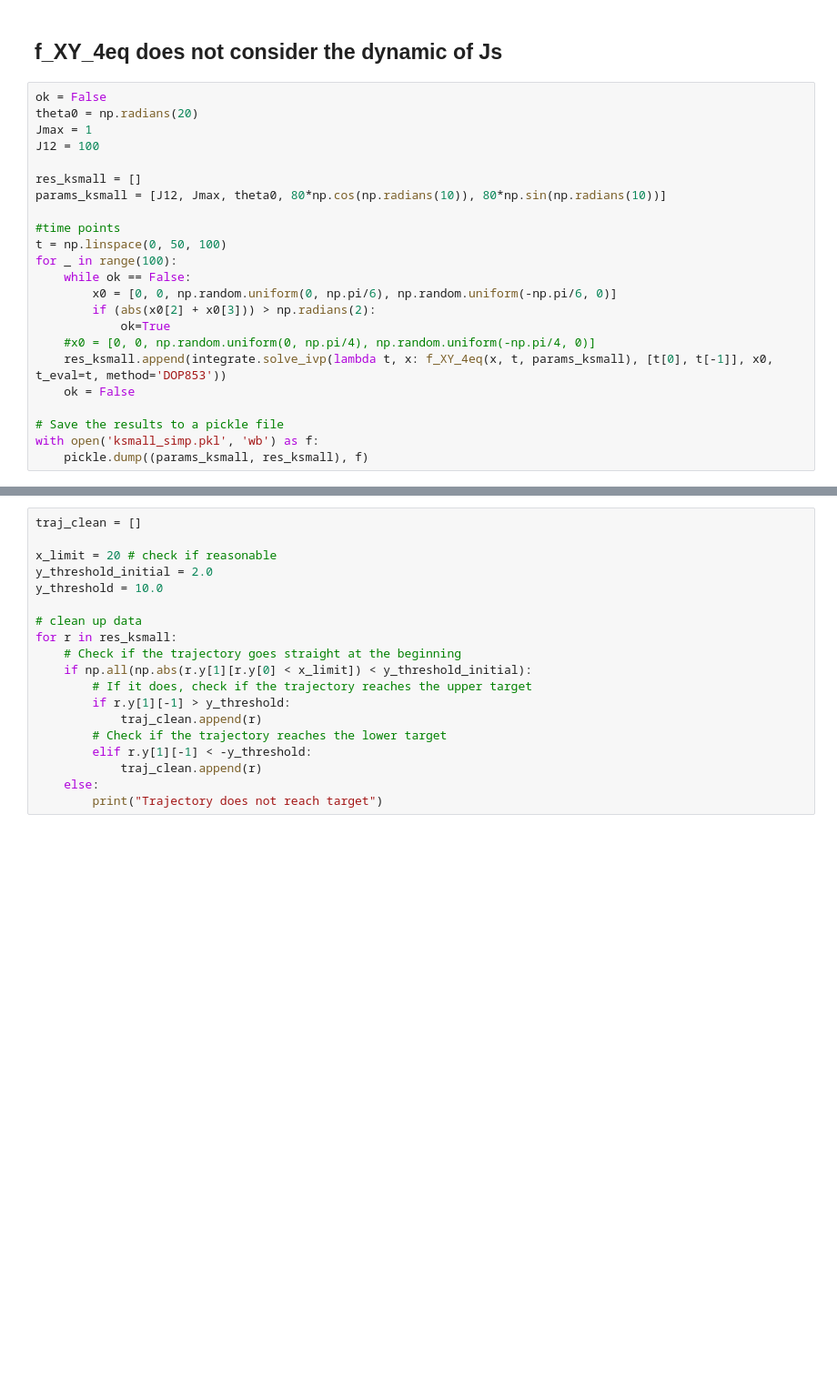
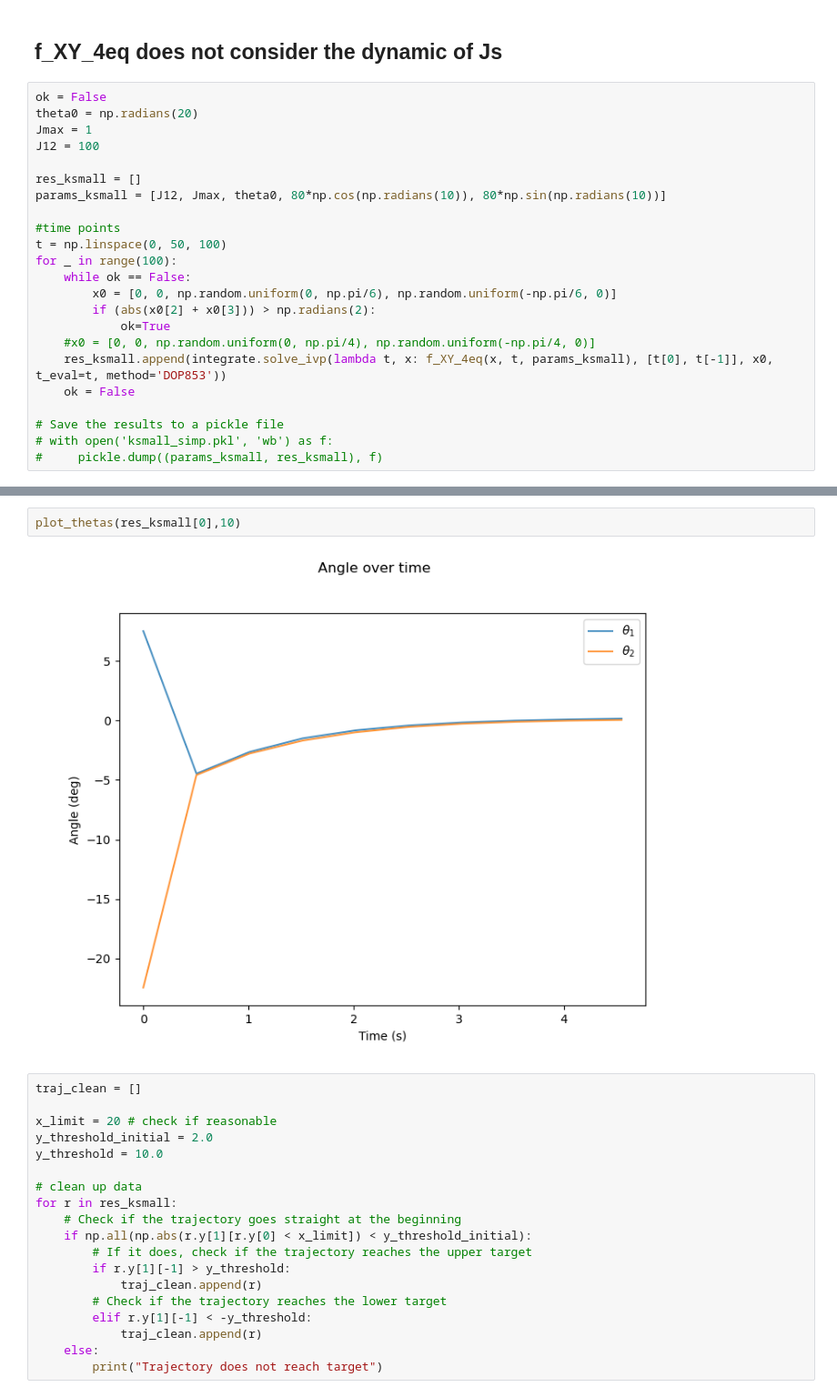
Before and after one commit to eleonoragatti44/Master-Thesis-Gatti, a Jupyter notebook: ode_models/bifurcation_traj/bifurcation_traj.ipynb, the cells around one changed output, grey strips where cells are left out. Shown at 91% size. Drawn from its saved outputs; the diff is of its cells as text; blank space fills up the shorter version.

```diff
--- a/ode_models/bifurcation_traj/bifurcation_traj.ipynb
+++ b/ode_models/bifurcation_traj/bifurcation_traj.ipynb
@@ -33,8 +33,8 @@ for _ in range(100):
     ok = False
 
 # Save the results to a pickle file
-with open('ksmall_simp.pkl', 'wb') as f:
-    pickle.dump((params_ksmall, res_ksmall), f)
+# with open('ksmall_simp.pkl', 'wb') as f:
+#     pickle.dump((params_ksmall, res_ksmall), f)
 # %%
 # read from pickle file
 with open('ksmall_simp.pkl', 'rb') as f:
@@ -65,5 +65,9 @@ fig.savefig(f'../img/traj_simp_kbig.pdf', dpi=300, bbox_inches='tight')
 # %% [output]
 [figure]
+# %%
+plot_thetas(res_ksmall[0],10)
+# %% [output]
+[figure, added]
 # %%
 traj_clean = []
 
```
Also changed, not shown: parts of 3 cells of this notebook, 17 other files.
